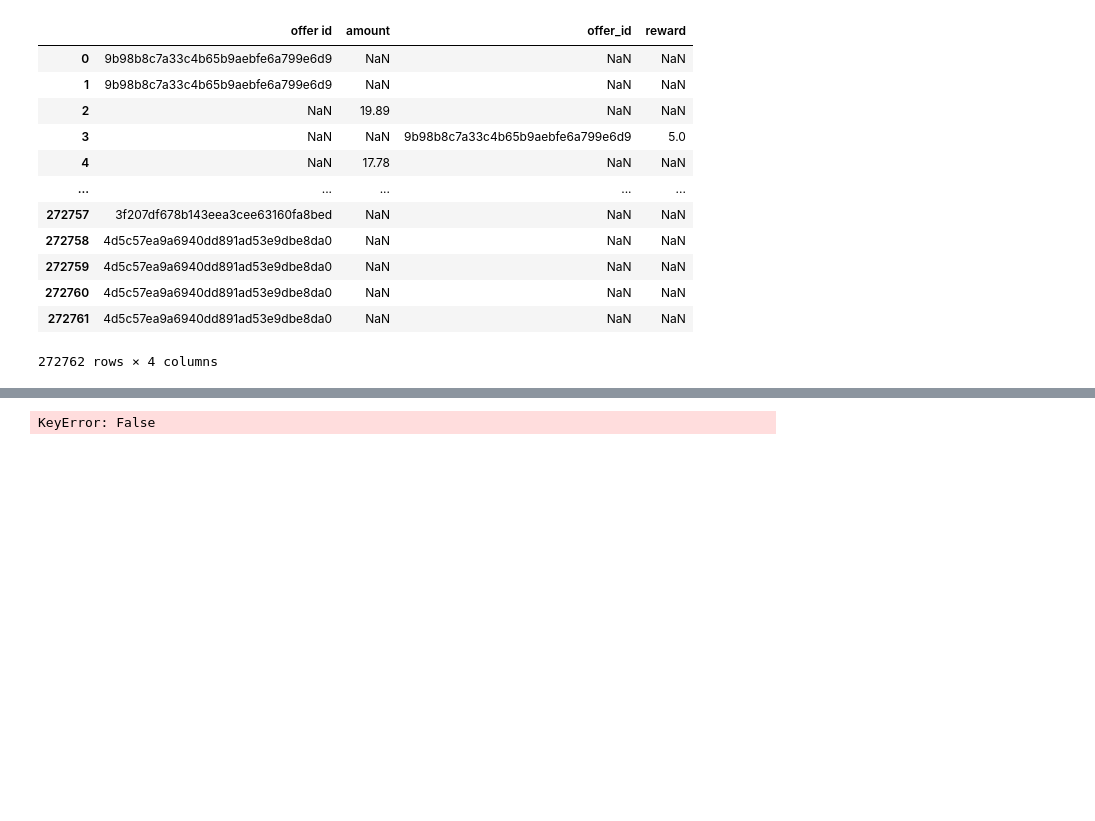
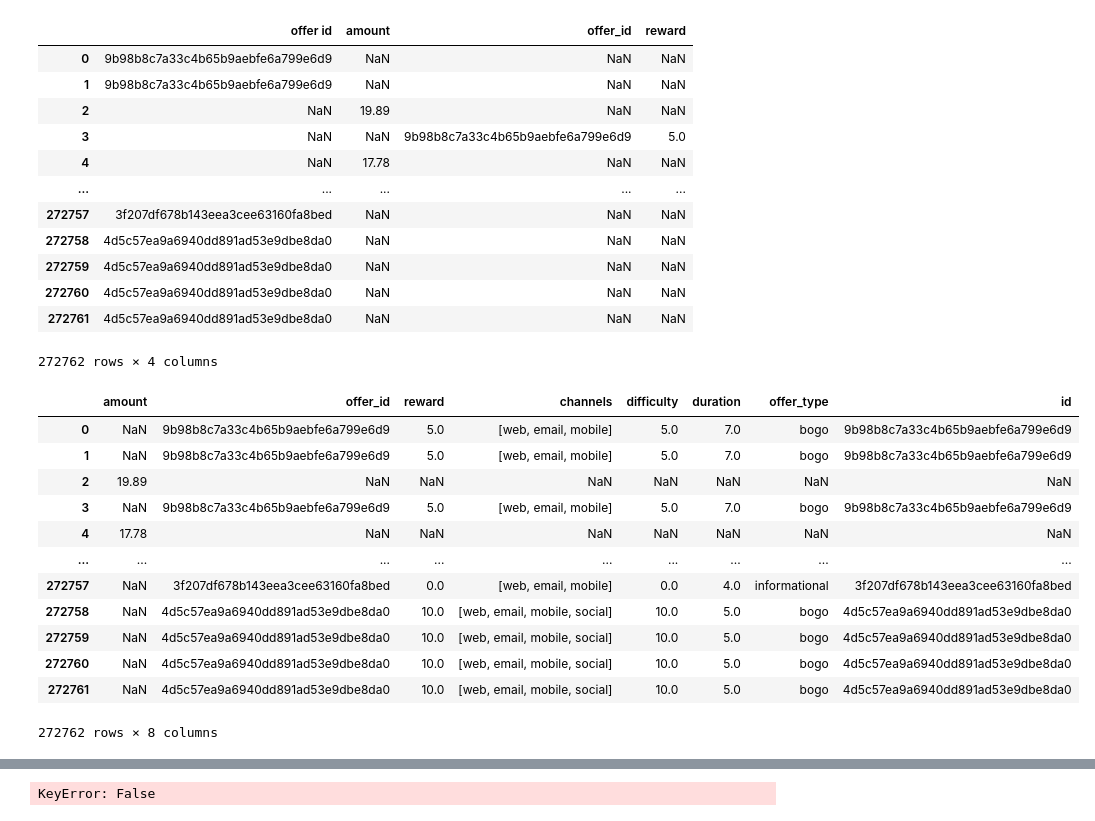
Before and after one commit to madkehl/Capstone, a Jupyter notebook: Starbucks Capstone .ipynb, the cells around one changed output, grey strips where cells are left out. Drawn from its saved outputs; the diff is of its cells as text; code cells hidden in the pictures; blank space fills up the shorter version.

```diff
--- a/Starbucks Capstone .ipynb
+++ b/Starbucks Capstone .ipynb
@@ -128,3 +138,21 @@ value_df
 | 272760 | 4d5c57ea9a6940dd891ad53e9dbe8da0 | NaN | NaN | NaN |
 | 272761 | 4d5c57ea9a6940dd891ad53e9dbe8da0 | NaN | NaN | NaN |
 272762 rows × 4 columns
+# %%
+def new_offer_id(col1, col2):
+    new_col = []
+    for i in range(len(col1)):
+        if isinstance(col1[i], str):
+            new_col.append(col1[i])
+            if isinstance(col2[i], str):
+                print('doubleval')
+        elif isinstance(col2[i], str):
+            new_col.append(col2[i])
+            if isinstance(col1[i], str):
+                print('doubleval')
+        else:
+            new_col.append(col1[i])
+    if len(new_col) == len(col1):
+        return(new_col)
+    else:
+        print('fail')
@@ -131,3 +164,21 @@ value_df
+# %%
+value_df = value_df.merge(portfolio, left_on = 'offer_id', right_on = 'id', how = 'left')
+
+value_df
+# %% [output]
+|  | amount | offer_id | reward | channels | difficulty | duration | offer_type | id |
+| 0 | NaN | 9b98b8c7a33c4b65b9aebfe6a799e6d9 | 5.0 | [web, email, mobile] | 5.0 | 7.0 | bogo | 9b98b8c7a33c4b65b9aebfe6a799e6d9 |
+| 1 | NaN | 9b98b8c7a33c4b65b9aebfe6a799e6d9 | 5.0 | [web, email, mobile] | 5.0 | 7.0 | bogo | 9b98b8c7a33c4b65b9aebfe6a799e6d9 |
+| 2 | 19.89 | NaN | NaN | NaN | NaN | NaN | NaN | NaN |
+| 3 | NaN | 9b98b8c7a33c4b65b9aebfe6a799e6d9 | 5.0 | [web, email, mobile] | 5.0 | 7.0 | bogo | 9b98b8c7a33c4b65b9aebfe6a799e6d9 |
+| 4 | 17.78 | NaN | NaN | NaN | NaN | NaN | NaN | NaN |
+| ... | ... | ... | ... | ... | ... | ... | ... | ... |
+| 272757 | NaN | 3f207df678b143eea3cee63160fa8bed | 0.0 | [web, email, mobile] | 0.0 | 4.0 | informational | 3f207df678b143eea3cee63160fa8bed |
+| 272758 | NaN | 4d5c57ea9a6940dd891ad53e9dbe8da0 | 10.0 | [web, email, mobile, social] | 10.0 | 5.0 | bogo | 4d5c57ea9a6940dd891ad53e9dbe8da0 |
+| 272759 | NaN | 4d5c57ea9a6940dd891ad53e9dbe8da0 | 10.0 | [web, email, mobile, social] | 10.0 | 5.0 | bogo | 4d5c57ea9a6940dd891ad53e9dbe8da0 |
+| 272760 | NaN | 4d5c57ea9a6940dd891ad53e9dbe8da0 | 10.0 | [web, email, mobile, social] | 10.0 | 5.0 | bogo | 4d5c57ea9a6940dd891ad53e9dbe8da0 |
+| 272761 | NaN | 4d5c57ea9a6940dd891ad53e9dbe8da0 | 10.0 | [web, email, mobile, social] | 10.0 | 5.0 | bogo | 4d5c57ea9a6940dd891ad53e9dbe8da0 |
+272762 rows × 8 columns
 # %%
 
 df = pd.concat([tp_clean, value_df], axis = 1)
```
Also changed, not shown: parts of 8 cells of this notebook.
